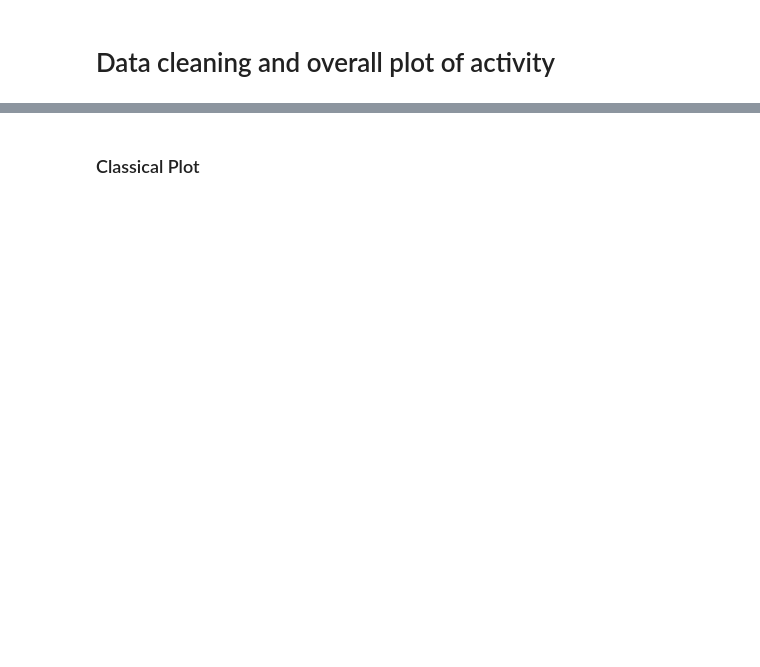
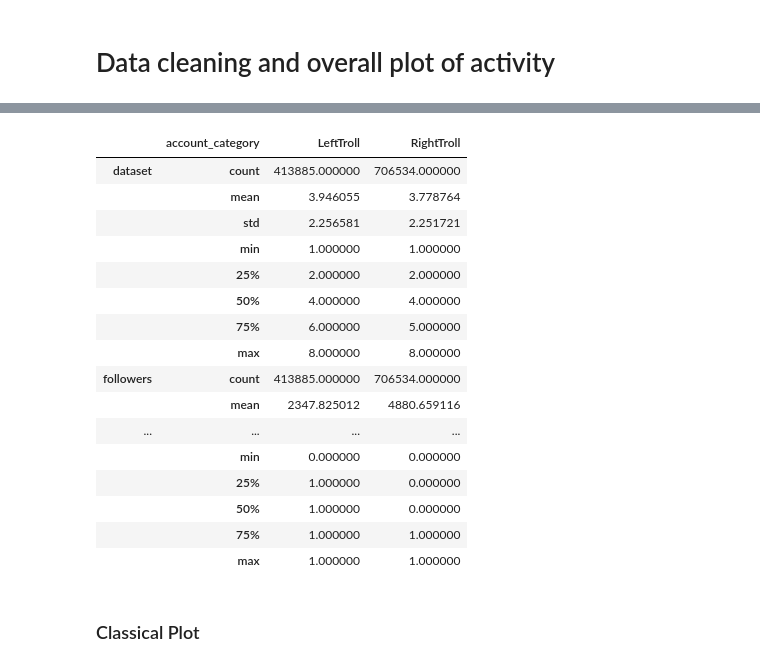
Before and after one commit to Jprost/ADA-Proj-18, a Jupyter notebook: Plot and Word Analysis.ipynb, the cells around one changed output, grey strips where cells are left out. Saved outputs shown, nothing was run; the diff lists cells and outputs as text; code cells hidden in the pictures; blank space fills up the shorter version.

```diff
--- a/Plot and Word Analysis.ipynb
+++ b/Plot and Word Analysis.ipynb
@@ -41,3 +122,24 @@ for dataset in range(1,9):
+# %%
+#Info by category
+tweet_data.groupby('account_category').describe().transpose()
+# %% [output]
+|  | account_category | LeftTroll | RightTroll |
+| dataset | count | 413885.000000 | 706534.000000 |
+|  | mean | 3.946055 | 3.778764 |
+|  | std | 2.256581 | 2.251721 |
+|  | min | 1.000000 | 1.000000 |
+|  | 25% | 2.000000 | 2.000000 |
+|  | 50% | 4.000000 | 4.000000 |
+|  | 75% | 6.000000 | 5.000000 |
+|  | max | 8.000000 | 8.000000 |
+| followers | count | 413885.000000 | 706534.000000 |
+|  | mean | 2347.825012 | 4880.659116 |
+| ... | ... | ... | ... |
+|  | min | 0.000000 | 0.000000 |
+|  | 25% | 1.000000 | 0.000000 |
+|  | 50% | 1.000000 | 0.000000 |
+|  | 75% | 1.000000 | 1.000000 |
+|  | max | 1.000000 | 1.000000 |
 # %% [markdown]
 ### Classical Plot
 # %%
```
Also changed, not shown: parts of 21 cells of this notebook, 2 other files.
